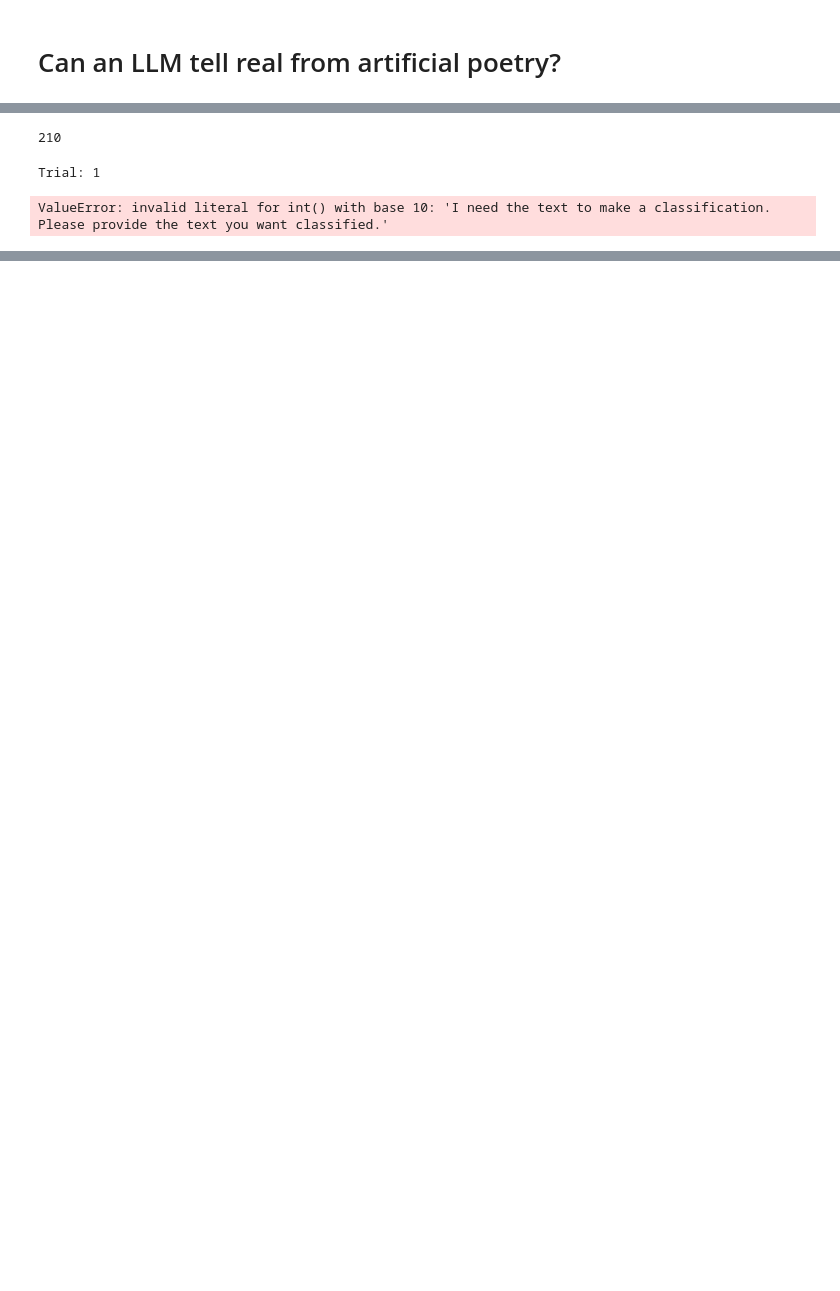
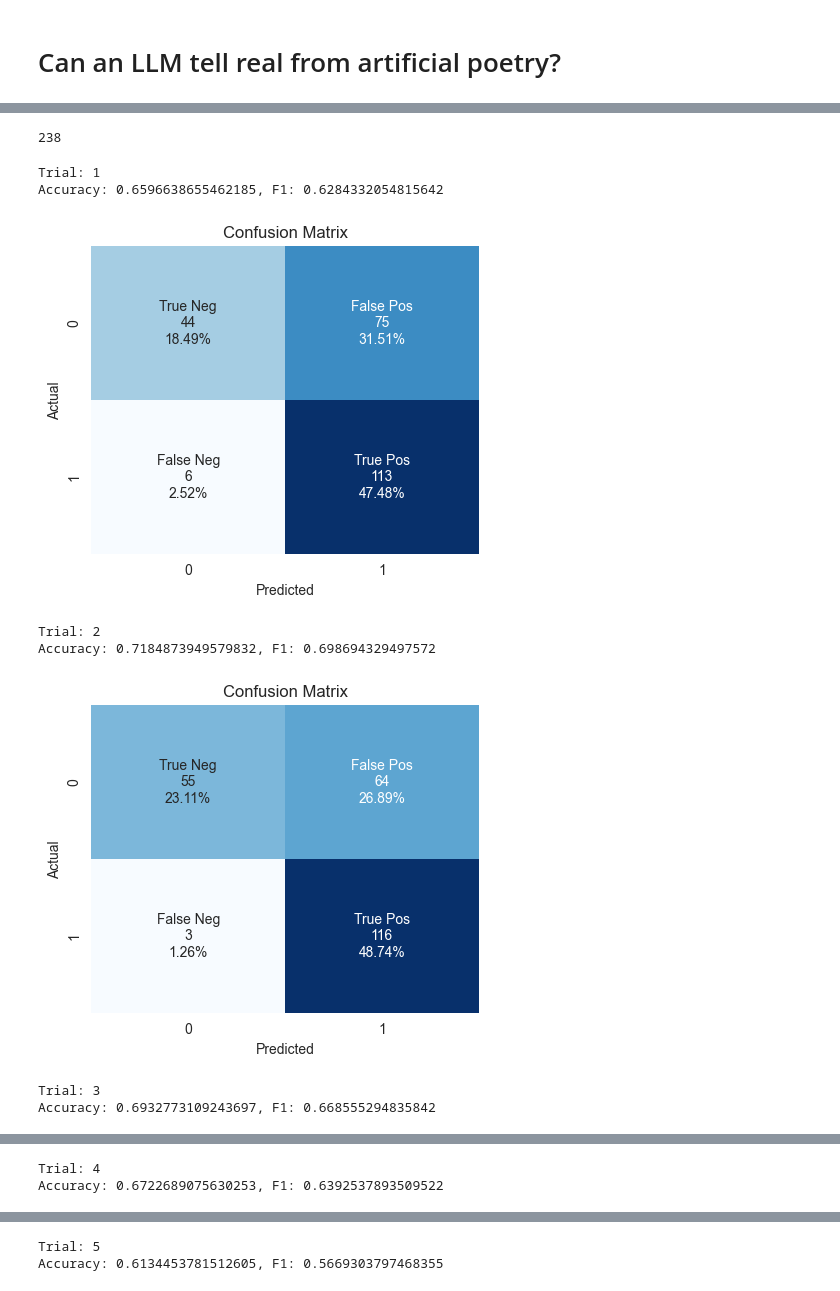
Before and after one commit to bsassoli/llm-poetry, a Jupyter notebook: llm-poesia-ita.ipynb, the cells around one changed output, grey strips where cells are left out. Drawn from its saved outputs; the diff is of its cells as text; code cells hidden in the pictures; blank space fills up the shorter version.

```diff
--- a/llm-poesia-ita.ipynb
+++ b/llm-poesia-ita.ipynb
@@ -143,10 +149,10 @@ artificial_poems = ""
 for _ in range(10):
     artificial_poems += create_poems()
 # %%
-with open("texts/artificial_poems.txt", "w") as f:
+with open("texts/artificial/artificial_poems.txt", "w") as f:
     f.write(artificial_poems)
 # %%
-with open("texts/artificial_poems.txt") as f:
+with open("texts//artificial/artificial_poems.txt") as f:
     artificial_poems = f.read()
 # %%
 real_poems_list = list(df.text.values)
@@ -167,7 +173,7 @@ test_df = pd.DataFrame(all_poems_for_pd)
 shuffled_df = test_df.sample(frac=1).reset_index(drop=True)
 print(len(shuffled_df))
 # %% [output]
-210
+238
 # %%
 def get_predictions(texts):
     predictions = []
@@ -185,16 +191,26 @@ def get_predictions(texts):
 # %%
 def plot_confusion_matrix():
     # Calculate and display the final confusion matrix for the last trial
-    conf_matrix = confusion_matrix(shuffled_df['label'], shuffled_df['predicted_label'])
+    cf_matrix = confusion_matrix(shuffled_df['label'], shuffled_df['predicted_label'])
+
+    group_names = ["True Neg","False Pos","False Neg","True Pos"]
+    group_counts = ["{0:0.0f}".format(value) for value in
+                cf_matrix.flatten()]
+    group_percentages = ["{0:.2%}".format(value) for value in
+                     cf_matrix.flatten()/np.sum(cf_matrix)]
+    labels = [f"{v1}\n{v2}\n{v3}" for v1, v2, v3 in
+          zip(group_names,group_counts,group_percentages)]
+    labels = np.asarray(labels).reshape(2,2)
+
     # Plotting the confusion matrix
-    plt.figure(figsize=(10, 7))
-    sns.heatmap(conf_matrix, annot=True, fmt='d', cmap='Blues', xticklabels=[0, 1], yticklabels=[0, 1])
+    plt.figure(figsize=(5, 4))
+    sns.heatmap(cf_matrix, annot=labels, fmt="", cmap='Blues', xticklabels=[0, 1], yticklabels=[0, 1], cbar=False)
     plt.xlabel('Predicted')
     plt.ylabel('Actual')
     plt.title('Confusion Matrix')
     plt.show()
 # %%
-def run_trials(num_trials, variance_threshold, plot_confusion_matrix=False):
+def run_trials(num_trials, variance_threshold, plot_cf_matrix=False):
 
     # Variables to store results
     accuracies = []
@@ -217,7 +233,7 @@ def run_trials(num_trials, variance_threshold, plot_confusion_matrix=False):
             # Append to results
             accuracies.append(accuracy)
             f1_scores.append(f1)
-            if plot_confusion_matrix:
+            if plot_cf_matrix:
                 plot_confusion_matrix()
 
         # Calculate mean and standard deviation
@@ -239,9 +255,15 @@ def run_trials(num_trials, variance_threshold, plot_confusion_matrix=False):
     print(f"Total trials: {num_trials}")
     return accuracies, f1_scores
 # %%
-variance_threshold = 0.04
+variance_threshold = 0.03
 num_trials = 5
-run_trials(num_trials, variance_threshold, plot_confusion_matrix=True)
+run_trials(num_trials, variance_threshold, plot_cf_matrix=True)
 # %% [output]
 Trial: 1
+Accuracy: 0.6596638655462185, F1: 0.6284332054815642
+[figure, added]
-ValueError: invalid literal for int() with base 10: 'I need the text to make a classification. Please provide the text you want classified.'
+Trial: 2
+Accuracy: 0.7184873949579832, F1: 0.698694329497572
+[figure, added]
+Trial: 3
+Accuracy: 0.6932773109243697, F1: 0.668555294835842
@@ -247,0 +271,2 @@ ValueError: invalid literal for int() with base 10: 'I need the text to make a c
+Trial: 4
+Accuracy: 0.6722689075630253, F1: 0.6392537893509522
@@ -247,0 +274,2 @@ ValueError: invalid literal for int() with base 10: 'I need the text to make a c
+Trial: 5
+Accuracy: 0.6134453781512605, F1: 0.5669303797468355
```
Also changed, not shown: parts of 16 cells of this notebook, 30 other files.
